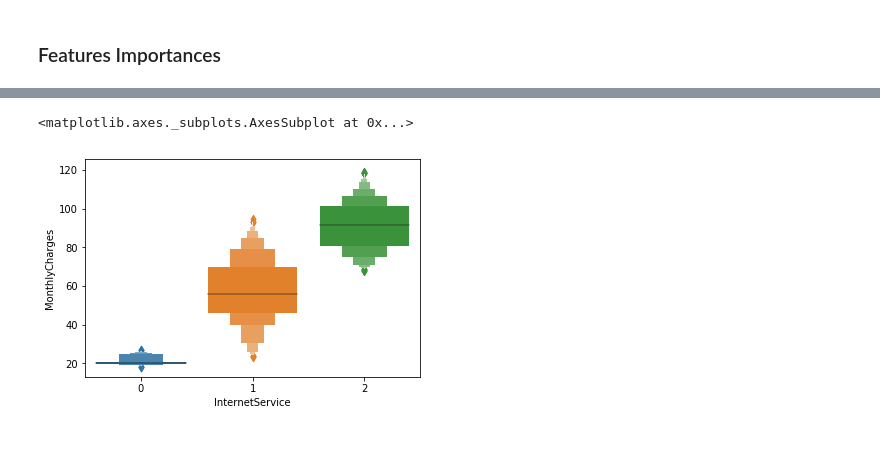
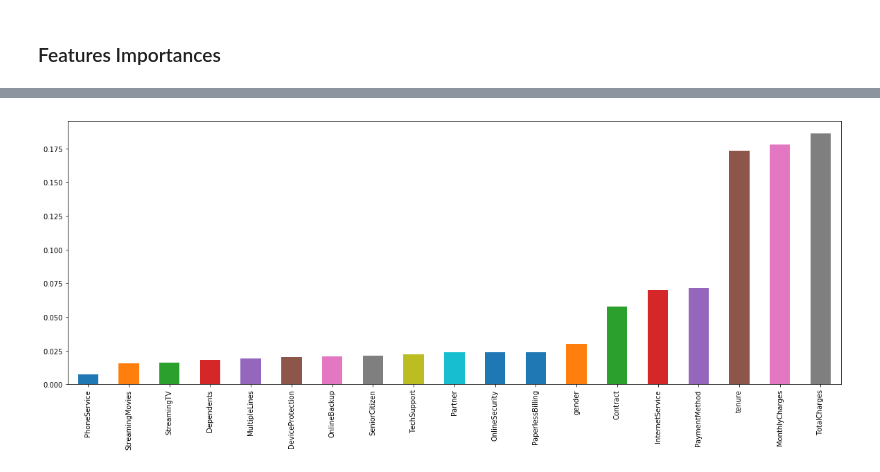
Before and after one commit to GuilhermeDomith/mineracao_de_dados, a Jupyter notebook: 02_Analise_Exploratoria_de_Dados/EDA - Analide Exploratoria de Dados.ipynb, the cells around one changed output, grey strips where cells are left out. Drawn from its saved outputs; the diff is of its cells as text; code cells hidden in the pictures; blank space fills up the shorter version.

```diff
--- a/02_Analise_Exploratoria_de_Dados/EDA - Analide Exploratoria de Dados.ipynb
+++ b/02_Analise_Exploratoria_de_Dados/EDA - Analide Exploratoria de Dados.ipynb
@@ -320,5 +110,14 @@ sns.heatmap(
-# %%
-sns.boxenplot(data=df_telco, y='MonthlyCharges', x='InternetService')
-# %% [output]
-<matplotlib.axes._subplots.AxesSubplot at 0x...>
-[figure, removed]
+# %%
+features = list(df_copy.columns.drop(['Churn','customerID']))
+target = 'Churn'
+# %%
+modelo = RandomForestClassifier()
+
+modelo.fit(
+    df_copy[features],
+    df_copy[target]
+);
+# %%
+pd.Series(modelo.feature_importances_, features).sort_values().plot(figsize=(20,7),kind='bar');
+# %% [output]
+[figure, added]
```
Also changed, not shown: parts of 63 cells of this notebook.
